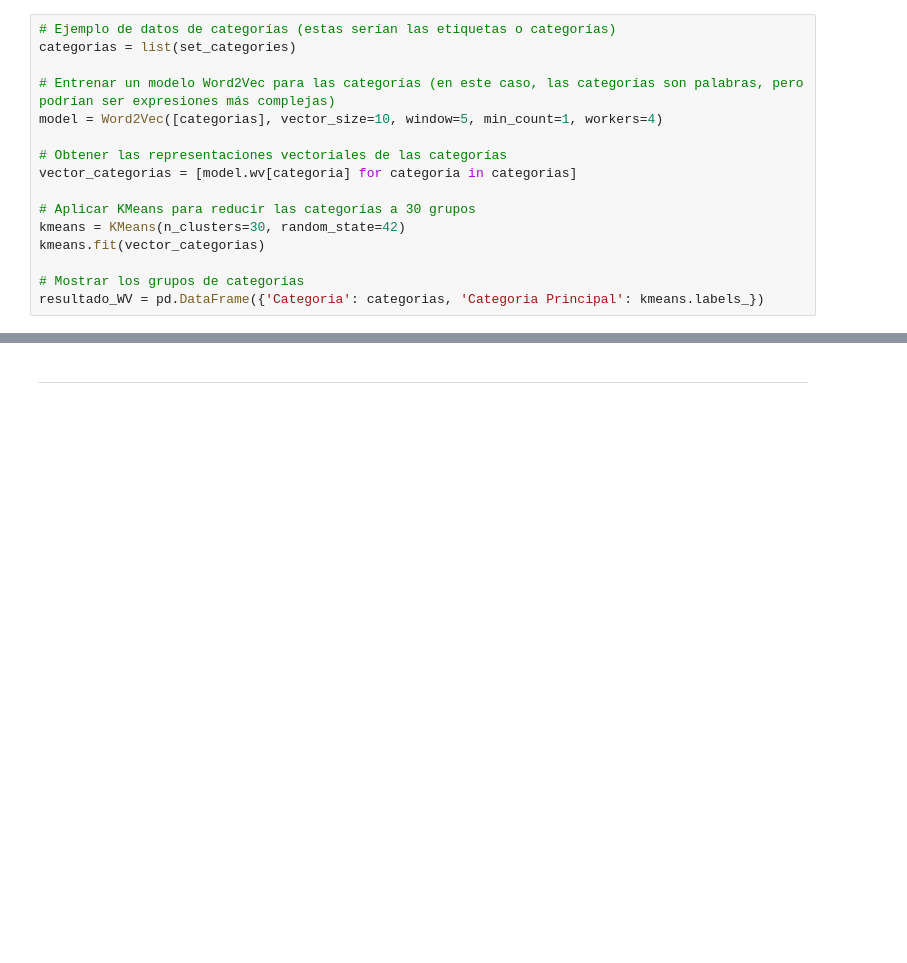
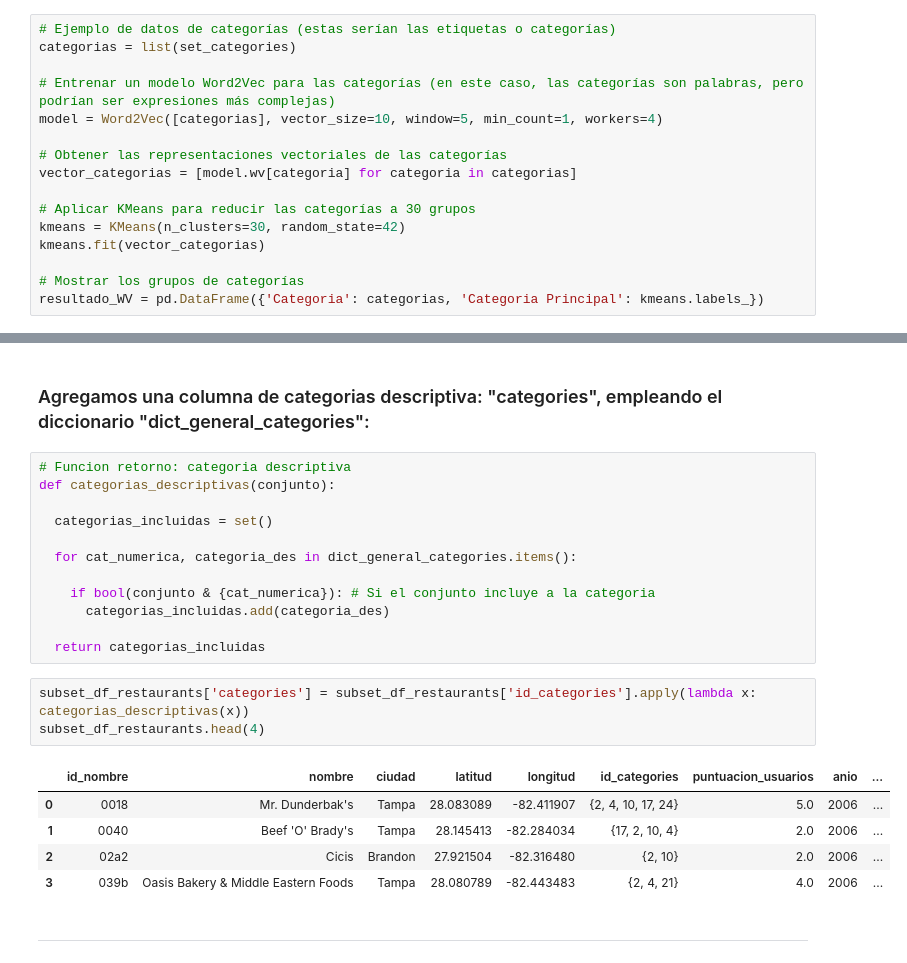
Before and after one commit to MyriamRengifo/proyecto_final, a Jupyter notebook: Data Analysis/EDA_KPI_LuisMata.ipynb, the cells around one changed output, grey strips where cells are left out. Drawn from its saved outputs; the diff is of its cells as text; blank space fills up the shorter version.

```diff
--- a/Data Analysis/EDA_KPI_LuisMata.ipynb
+++ b/Data Analysis/EDA_KPI_LuisMata.ipynb
@@ -748,2 +779,25 @@ TypeError: 'int' object is not iterable
+# %% [markdown]
+### Agregamos una columna de categorias descriptiva: "categories", empleando el diccionario "dict_general_categories":
+# %%
+# Funcion retorno: categoria descriptiva
+def categorias_descriptivas(conjunto):
+
+  categorias_incluidas = set()
+
+  for cat_numerica, categoria_des in dict_general_categories.items():
+
+    if bool(conjunto & {cat_numerica}): # Si el conjunto incluye a la categoria
+      categorias_incluidas.add(categoria_des)
+
+  return categorias_incluidas
+# %%
+subset_df_restaurants['categories'] = subset_df_restaurants['id_categories'].apply(lambda x: categorias_descriptivas(x))
+subset_df_restaurants.head(4)
+# %% [output]
+|  | id_nombre | nombre | ciudad | latitud | longitud | id_categories | puntuacion_usuarios | anio | ... |
+| 0 | 0018 | Mr. Dunderbak's | Tampa | 28.083089 | -82.411907 | {2, 4, 10, 17, 24} | 5.0 | 2006 | ... |
+| 1 | 0040 | Beef 'O' Brady's | Tampa | 28.145413 | -82.284034 | {17, 2, 10, 4} | 2.0 | 2006 | ... |
+| 2 | 02a2 | Cicis | Brandon | 27.921504 | -82.316480 | {2, 10} | 2.0 | 2006 | ... |
+| 3 | 039b | Oasis Bakery & Middle Eastern Foods | Tampa | 28.080789 | -82.443483 | {2, 4, 21} | 4.0 | 2006 | ... |
 # %% [markdown]
 ___________________________________
```
Also changed, not shown: parts of 23 cells of this notebook.
